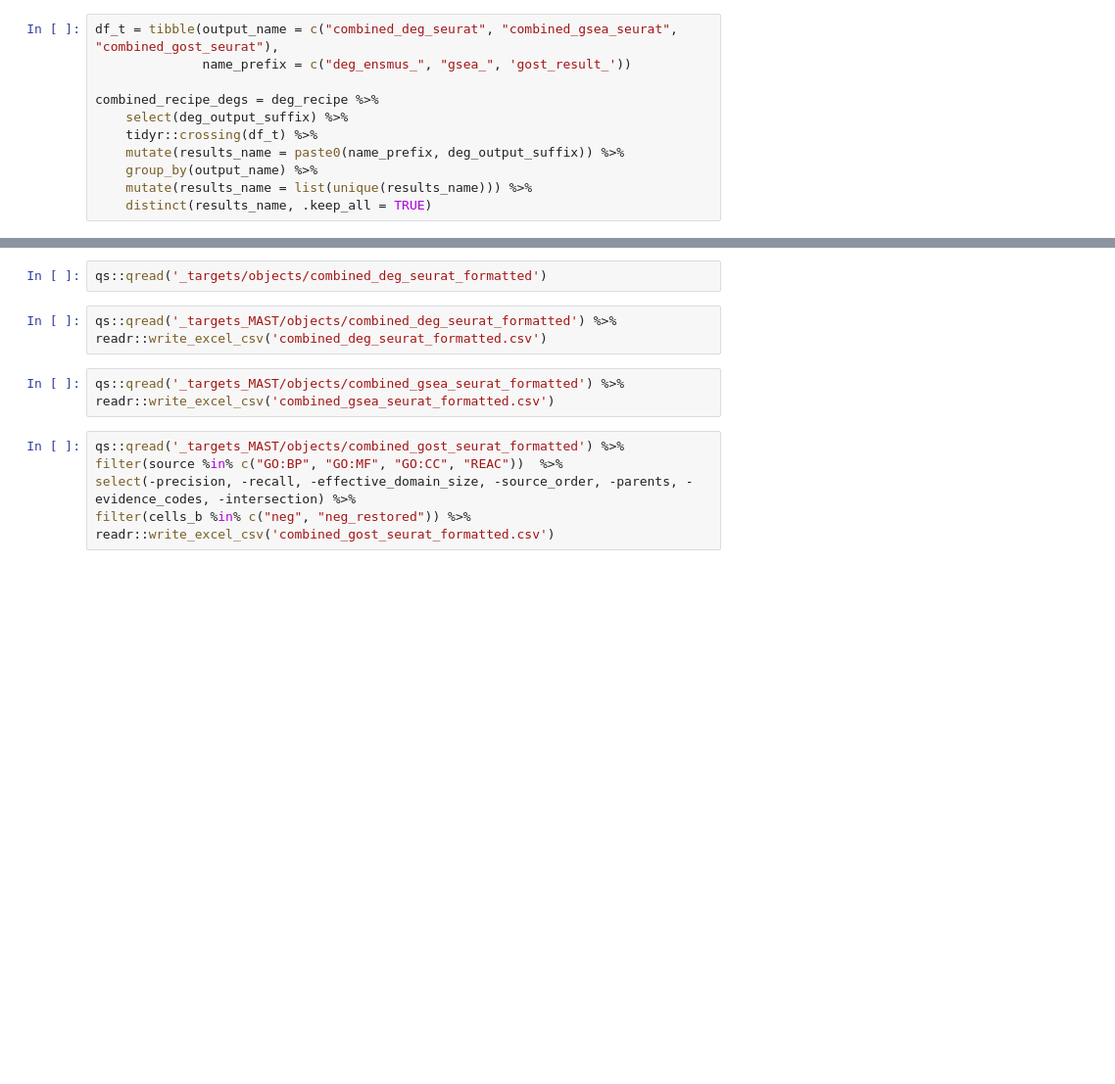
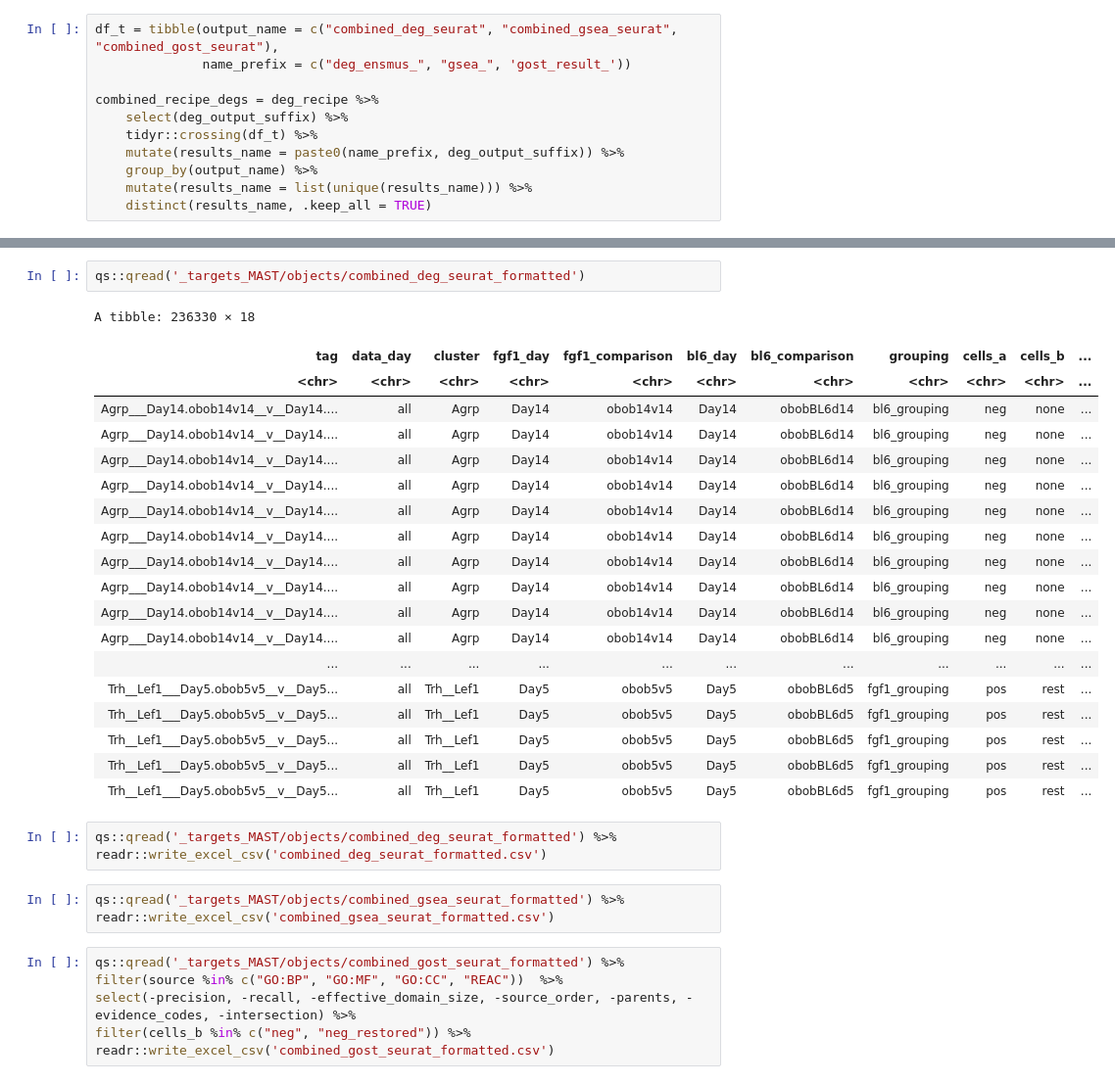
Before and after one commit to perslab/Aalling-Todorov-2024, a Jupyter notebook: 01_milo_cellbender/stage_06.ipynb, the cells around one changed output, grey strips where cells are left out. Shown at 98% size. Saved outputs shown, nothing was run; the diff lists cells and outputs as text; blank space fills up the shorter version.

```diff
--- a/01_milo_cellbender/stage_06.ipynb
+++ b/01_milo_cellbender/stage_06.ipynb
@@ -42,5 +106,25 @@ combined_recipe_nhgc %>% pull(output_name) %>% dput
 # %%
-qs::qread('_targets/objects/combined_deg_seurat_formatted')
+qs::qread('_targets_MAST/objects/combined_deg_seurat_formatted')
+# %% [output]
+A tibble: 236330 × 18
+| tag | data_day | cluster | fgf1_day | fgf1_comparison | bl6_day | bl6_comparison | grouping | cells_a | cells_b | ... |
+| <chr> | <chr> | <chr> | <chr> | <chr> | <chr> | <chr> | <chr> | <chr> | <chr> | ... |
+| Agrp___Day14.obob14v14__v__Day14.... | all | Agrp | Day14 | obob14v14 | Day14 | obobBL6d14 | bl6_grouping | neg | none | ... |
+| Agrp___Day14.obob14v14__v__Day14.... | all | Agrp | Day14 | obob14v14 | Day14 | obobBL6d14 | bl6_grouping | neg | none | ... |
+| Agrp___Day14.obob14v14__v__Day14.... | all | Agrp | Day14 | obob14v14 | Day14 | obobBL6d14 | bl6_grouping | neg | none | ... |
+| Agrp___Day14.obob14v14__v__Day14.... | all | Agrp | Day14 | obob14v14 | Day14 | obobBL6d14 | bl6_grouping | neg | none | ... |
+| Agrp___Day14.obob14v14__v__Day14.... | all | Agrp | Day14 | obob14v14 | Day14 | obobBL6d14 | bl6_grouping | neg | none | ... |
+| Agrp___Day14.obob14v14__v__Day14.... | all | Agrp | Day14 | obob14v14 | Day14 | obobBL6d14 | bl6_grouping | neg | none | ... |
+| Agrp___Day14.obob14v14__v__Day14.... | all | Agrp | Day14 | obob14v14 | Day14 | obobBL6d14 | bl6_grouping | neg | none | ... |
+| Agrp___Day14.obob14v14__v__Day14.... | all | Agrp | Day14 | obob14v14 | Day14 | obobBL6d14 | bl6_grouping | neg | none | ... |
+| Agrp___Day14.obob14v14__v__Day14.... | all | Agrp | Day14 | obob14v14 | Day14 | obobBL6d14 | bl6_grouping | neg | none | ... |
+| Agrp___Day14.obob14v14__v__Day14.... | all | Agrp | Day14 | obob14v14 | Day14 | obobBL6d14 | bl6_grouping | neg | none | ... |
+| ... | ... | ... | ... | ... | ... | ... | ... | ... | ... | ... |
+| Trh__Lef1___Day5.obob5v5__v__Day5... | all | Trh__Lef1 | Day5 | obob5v5 | Day5 | obobBL6d5 | fgf1_grouping | pos | rest | ... |
+| Trh__Lef1___Day5.obob5v5__v__Day5... | all | Trh__Lef1 | Day5 | obob5v5 | Day5 | obobBL6d5 | fgf1_grouping | pos | rest | ... |
+| Trh__Lef1___Day5.obob5v5__v__Day5... | all | Trh__Lef1 | Day5 | obob5v5 | Day5 | obobBL6d5 | fgf1_grouping | pos | rest | ... |
+| Trh__Lef1___Day5.obob5v5__v__Day5... | all | Trh__Lef1 | Day5 | obob5v5 | Day5 | obobBL6d5 | fgf1_grouping | pos | rest | ... |
+| Trh__Lef1___Day5.obob5v5__v__Day5... | all | Trh__Lef1 | Day5 | obob5v5 | Day5 | obobBL6d5 | fgf1_grouping | pos | rest | ... |
 # %%
 qs::qread('_targets_MAST/objects/combined_deg_seurat_formatted') %>%
 readr::write_excel_csv('combined_deg_seurat_formatted.csv')
```
Also changed, not shown: parts of 8 cells of this notebook.
